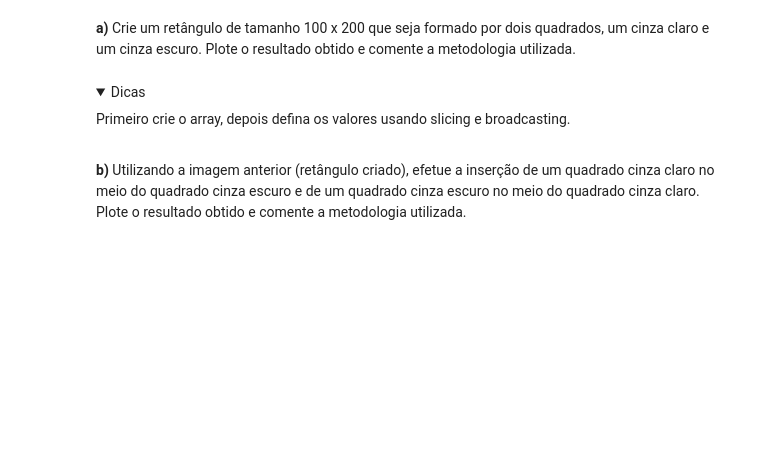
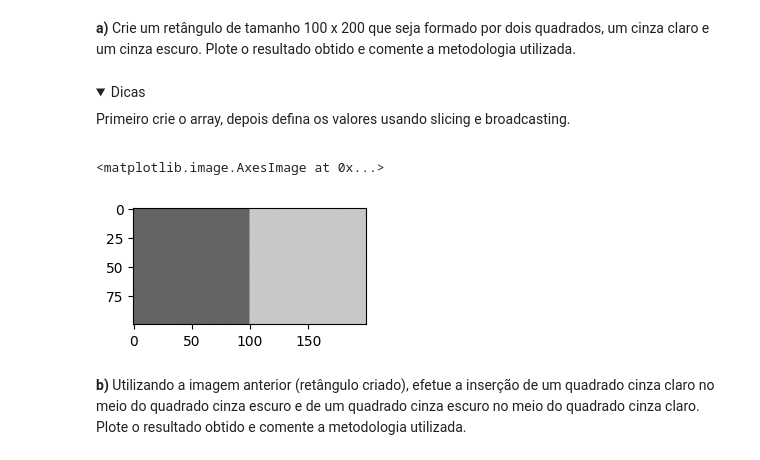
Before and after one commit to UNICAMP-EA979/2026s1-pi01-numpy-Patricio-Andre, a Jupyter notebook: Atividade.ipynb, the cells around one changed output. Drawn from its saved outputs; the diff is of its cells as text; code cells hidden in the pictures; folded sections open; blank space fills up the shorter version.

```diff
--- a/Atividade.ipynb
+++ b/Atividade.ipynb
@@ -418,3 +448,13 @@ plt.imshow(array,vmin=0, vmax=255, cmap='gray')
+# %%
+# cria-se um array preenchido por zeros e o array como determinado usando slicing
+array = np.zeros([100, 200], dtype=np.uint8)
+array[:,0:100] = [100]
+array[:,100:200] = [200]
+plt.figure(figsize = (3,3))
+plt.imshow(array,vmin=0, vmax=255, cmap='gray')
+# %% [output]
+<matplotlib.image.AxesImage at 0x...>
+[figure, added]
 # %% [markdown]
 **b)** Utilizando a imagem anterior (retângulo criado), efetue a inserção de um quadrado cinza claro no meio do quadrado cinza escuro e de um quadrado cinza escuro no meio do quadrado cinza claro. Plote o resultado obtido e comente a metodologia utilizada.
 # %% [markdown]
```
Also changed, not shown: parts of 26 cells of this notebook.
